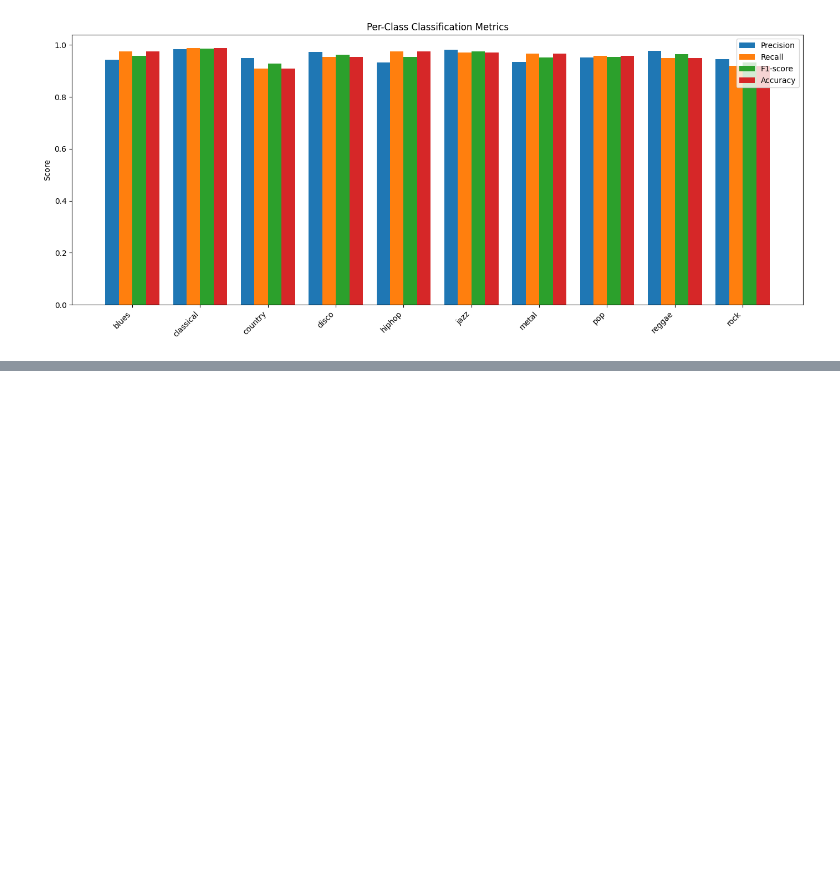
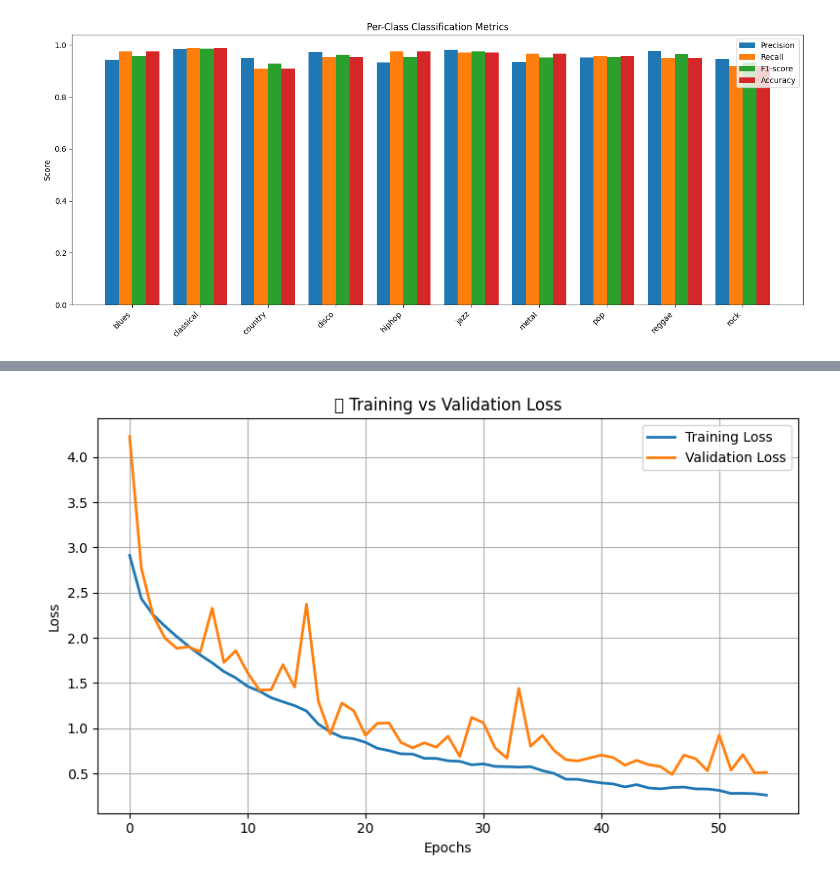
Before and after one commit to Sayan1598/music-genre-classification-code, a Jupyter notebook: CNN_BiLSTM_BiGRU.ipynb, the cells around one changed output, grey strips where cells are left out. Cells and saved outputs as stored; diff of their text form; code cells hidden in the pictures; blank space fills up the shorter version.

```diff
--- a/CNN_BiLSTM_BiGRU.ipynb
+++ b/CNN_BiLSTM_BiGRU.ipynb
@@ -454,0 +772,82 @@ plt.show()
+# %%
+import matplotlib.pyplot as plt
+import seaborn as sns
+import numpy as np
+from sklearn.metrics import confusion_matrix
+
+
+#  Training and Validation Curves
+
+
+def plot_training_history(history):
+    # Loss Curve
+    plt.figure(figsize=(8, 5))
+    plt.plot(history.history['loss'], label='Training Loss', linewidth=2)
+    plt.plot(history.history['val_loss'], label='Validation Loss', linewidth=2)
+    plt.title(' Training vs Validation Loss')
+    plt.xlabel('Epochs')
+    plt.ylabel('Loss')
+    plt.legend()
+    plt.grid(True)
+    plt.tight_layout()
+    plt.show()
+
+    #Accuracy Curve
+    plt.figure(figsize=(8, 5))
+    plt.plot(history.history['accuracy'], label='Training Accuracy', linewidth=2)
+    plt.plot(history.history['val_accuracy'], label='Validation Accuracy', linewidth=2)
+    plt.title(' Training vs Validation Accuracy')
+    plt.xlabel('Epochs')
+    plt.ylabel('Accuracy')
+    plt.legend()
+    plt.grid(True)
+    plt.tight_layout()
+    plt.show()
+
+
+
+#  Confusion Matrix + Per-Genre Accuracy
+
+
+def plot_confusion_and_genre_accuracy(model, X_test, y_test, classes):
+    # Predictions
+    y_pred = model.predict(X_test)
+    y_true = np.argmax(y_test, axis=1)
+    y_pred_labels = np.argmax(y_pred, axis=1)
+
+    # Confusion matrix
+    cm = confusion_matrix(y_true, y_pred_labels)
+    cm_norm = cm.astype('float') / cm.sum(axis=1)[:, np.newaxis]
+
+    # Confusion Matrix Heatmap
+    plt.figure(figsize=(10, 8))
+    sns.heatmap(cm_norm, annot=True, fmt=".2f", cmap="Blues",
+                xticklabels=classes, yticklabels=classes)
+    plt.title(" Normalized Confusion Matrix")
+    plt.xlabel("Predicted Label")
+    plt.ylabel("True Label")
+    plt.tight_layout()
+    plt.show()
+
+    # Per-Genre Accuracy
+    acc_per_genre = np.diag(cm_norm)
+
+    plt.figure(figsize=(9, 4))
+    sns.barplot(x=classes, y=acc_per_genre, palette="mako")
+    plt.title(" Per-Genre Accuracy")
+    plt.ylabel("Accuracy")
+    plt.ylim(0, 1)
+    plt.xticks(rotation=45)
+    plt.tight_layout()
+    plt.show()
+
+    # Print accuracy values
+    for genre, acc in zip(classes, acc_per_genre):
+        print(f"{genre:10s} → {acc*100:.2f}% accuracy")
+
+#  Run All Visualizations
+
+plot_training_history(history)
+plot_confusion_and_genre_accuracy(model, X_test, y_test, classes)
+# %% [output]
+[figure, added]
```
Also changed, not shown: parts of 3 cells of this notebook.
